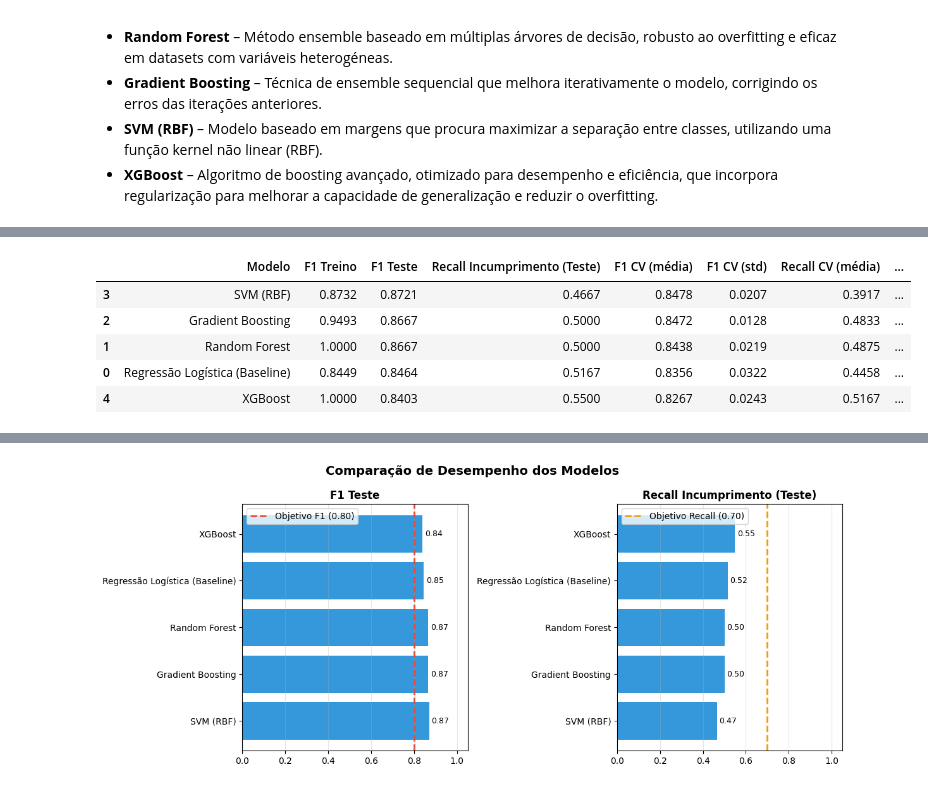
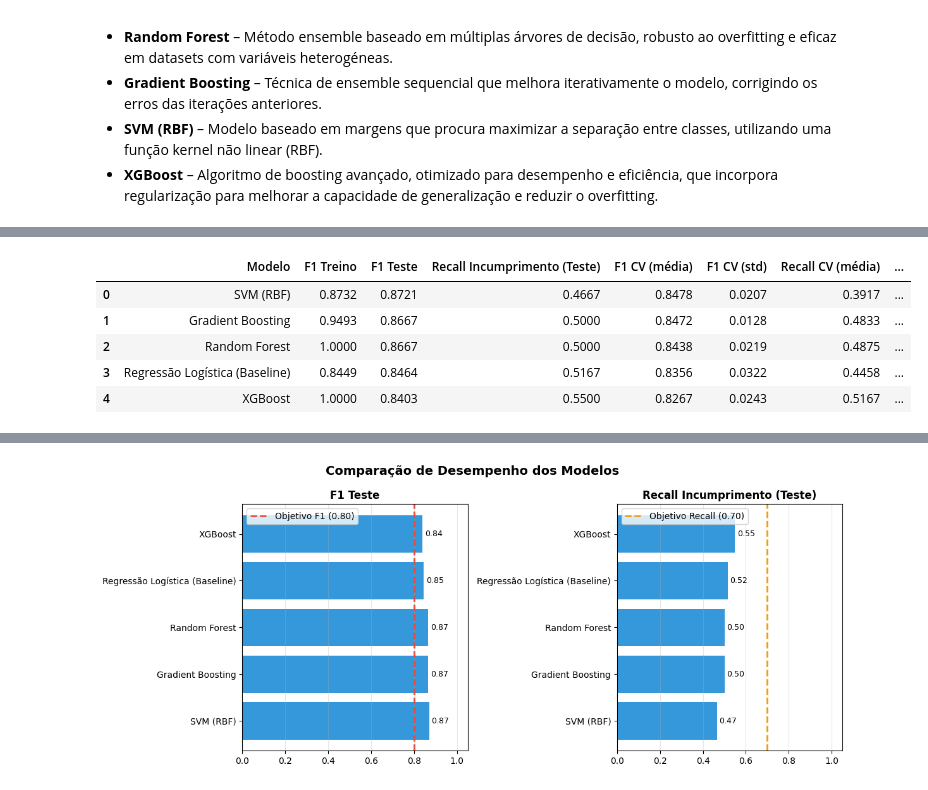
Before and after one commit to ritavinagreiro/projeto-cd-grupo5, a Jupyter notebook: notebooks/2.0_modelacao_treino.ipynb, the cells around one changed output, grey strips where cells are left out. Saved outputs shown, nothing was run; the diff lists cells and outputs as text; code cells hidden in the pictures.

Commit message:
Kaggle Notebook | projeto-cd-grupo5 | 2.0_modelacao_treino.ipynb

```diff
--- a/notebooks/2.0_modelacao_treino.ipynb
+++ b/notebooks/2.0_modelacao_treino.ipynb
@@ -52,5 +52,5 @@ for dirname, _, filenames in os.walk('/kaggle/input'):
 # %%
-df = pd.read_csv("/kaggle/input/datasets/ritavinagreiro2/germanprocessed/german_processed.csv")
+df = pd.read_csv("/kaggle/input/datasets/iarasofiagomes/german-processed/german_processed.csv")
 # %%
 df.head(15)
 # %% [output]
@@ -253,7 +288,6 @@ Testaram-se quatro algoritmos de maior complexidade:
 # MODELOS CANDIDATOS
 
 # Cross-validation
-
 cv = StratifiedKFold(n_splits=5, shuffle=True, random_state=42)
 
 # Recall da classe "Mau Crédito"
@@ -308,14 +342,88 @@ for nome, modelo in modelos.items():
         'AUC-ROC Teste': round(auc_test, 4),
     })
 
-    print(f"✔ {nome} concluído")
+    print(f"{nome} concluído")
 
 # Tabela final
 
 df_resultados = pd.DataFrame(resultados)
 
-df_resultados = df_resultados.sort_values(by='F1 Teste', ascending=False)
+df_resultados = df_resultados.sort_values(by='F1 Teste', ascending=False)# MODELOS CANDIDATOS
 
-print("\n=== TABELA COMPARATIVA DE MODELOS ===")
-df_resultados
+# Cross-validation
+cv = StratifiedKFold(n_splits=5, shuffle=True, random_state=42)
+
+# Recall da classe "Mau Crédito"
+recall_mau_scorer = make_scorer(recall_score, pos_label=0)
+
+# Definição dos modelos
+
+from xgboost import XGBClassifier
+
+modelos = {
+    'Regressão Logística (Baseline)': LogisticRegression(max_iter=1000, random_state=42),
+    'Random Forest': RandomForestClassifier(n_estimators=100, random_state=42),
+    'Gradient Boosting': GradientBoostingClassifier(n_estimators=100, random_state=42),
+    'SVM (RBF)': SVC(kernel='rbf', probability=True, random_state=42),
+    'XGBoost': XGBClassifier(n_estimators=100, random_state=42, eval_metric='logloss', verbosity=0)
+}
+
+# Treino + Avaliação
+
+resultados = []
+
+for nome, modelo in modelos.items():
+
+    # Treinar
+    modelo.fit(X_train, y_train)
+
+    # Previsões
+    y_pred_train = modelo.predict(X_train)
+    y_pred_test = modelo.predict(X_test)
+    y_prob_test = modelo.predict_proba(X_test)[:, 1]
+
+    # Métricas
+    f1_train = f1_score(y_train, y_pred_train)
+    f1_test = f1_score(y_test, y_pred_test)
+    auc_test = roc_auc_score(y_test, y_prob_test)
+    recall_test = recall_score(y_test, y_pred_test, pos_label=0)
+
+    # Cross-validation
+    cv_f1 = cross_val_score(modelo, X_train, y_train, cv=cv, scoring='f1')
+    cv_recall = cross_val_score(modelo, X_train, y_train, cv=cv, scoring=recall_mau_scorer)
+
+    # Guardar resultados
+    resultados.append({
+        'Modelo': nome,
+        'F1 Treino': round(f1_train, 4),
+        'F1 Teste': round(f1_test, 4),
+        'Recall Incumprimento (Teste)': round(recall_test, 4),
+        'F1 CV (média)': round(cv_f1.mean(), 4),
+        'F1 CV (std)': round(cv_f1.std(), 4),
+        'Recall CV (média)': round(cv_recall.mean(), 4),
+        'Recall CV (std)': round(cv_recall.std(), 4),
+        'AUC-ROC Teste': round(auc_test, 4),
+    })
+
+    print(f"{nome} concluído")
+
+# Tabela final
+
+df_resultados = pd.DataFrame(resultados)
+
+df_resultados = df_resultados.sort_values(by='F1 Teste', ascending=False).reset_index(drop=True)
+
+df_resultados = pd.DataFrame(resultados)
+df_resultados = df_resultados.sort_values(by='F1 Teste', ascending=False).reset_index(drop=True)
+
+df_resultados.style\
+    .set_properties(**{'text-align': 'center'})\
+    .set_table_styles([{
+        'selector': 'th',
+        'props': [('background-color', '#4C72B0'),
+                  ('color', 'white'),
+                  ('text-align', 'center')]
+    }])\
+    .format(precision=4)\
+    .set_caption('Tabela Comparativa de Modelos')
 # %% [output]
@@ -329,8 +441,8 @@ df_resultados
 |  | Modelo | F1 Treino | F1 Teste | Recall Incumprimento (Teste) | F1 CV (média) | F1 CV (std) | Recall CV (média) | ... |
-| 3 | SVM (RBF) | 0.8732 | 0.8721 | 0.4667 | 0.8478 | 0.0207 | 0.3917 | ... |
-| 2 | Gradient Boosting | 0.9493 | 0.8667 | 0.5000 | 0.8472 | 0.0128 | 0.4833 | ... |
-| 1 | Random Forest | 1.0000 | 0.8667 | 0.5000 | 0.8438 | 0.0219 | 0.4875 | ... |
-| 0 | Regressão Logística (Baseline) | 0.8449 | 0.8464 | 0.5167 | 0.8356 | 0.0322 | 0.4458 | ... |
+| 0 | SVM (RBF) | 0.8732 | 0.8721 | 0.4667 | 0.8478 | 0.0207 | 0.3917 | ... |
+| 1 | Gradient Boosting | 0.9493 | 0.8667 | 0.5000 | 0.8472 | 0.0128 | 0.4833 | ... |
+| 2 | Random Forest | 1.0000 | 0.8667 | 0.5000 | 0.8438 | 0.0219 | 0.4875 | ... |
+| 3 | Regressão Logística (Baseline) | 0.8449 | 0.8464 | 0.5167 | 0.8356 | 0.0322 | 0.4458 | ... |
 | 4 | XGBoost | 1.0000 | 0.8403 | 0.5500 | 0.8267 | 0.0243 | 0.5167 | ... |
 # %% [markdown]
 ### Observação:
```
Also changed, not shown: parts of 57 cells of this notebook.
